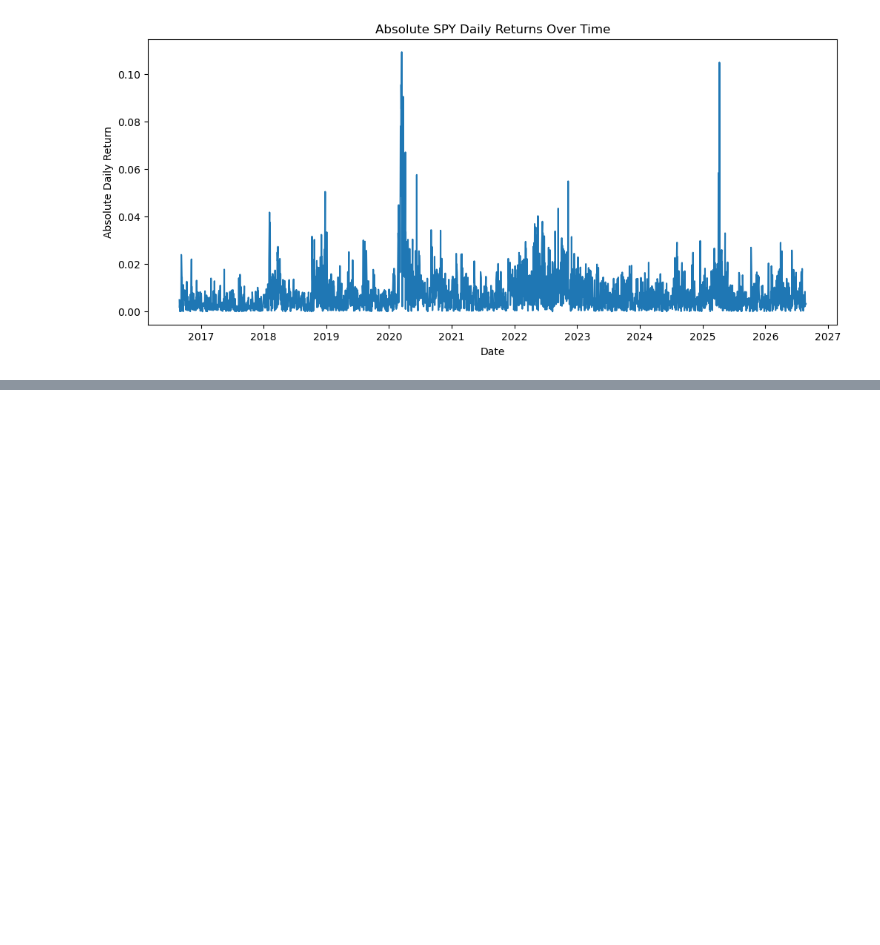
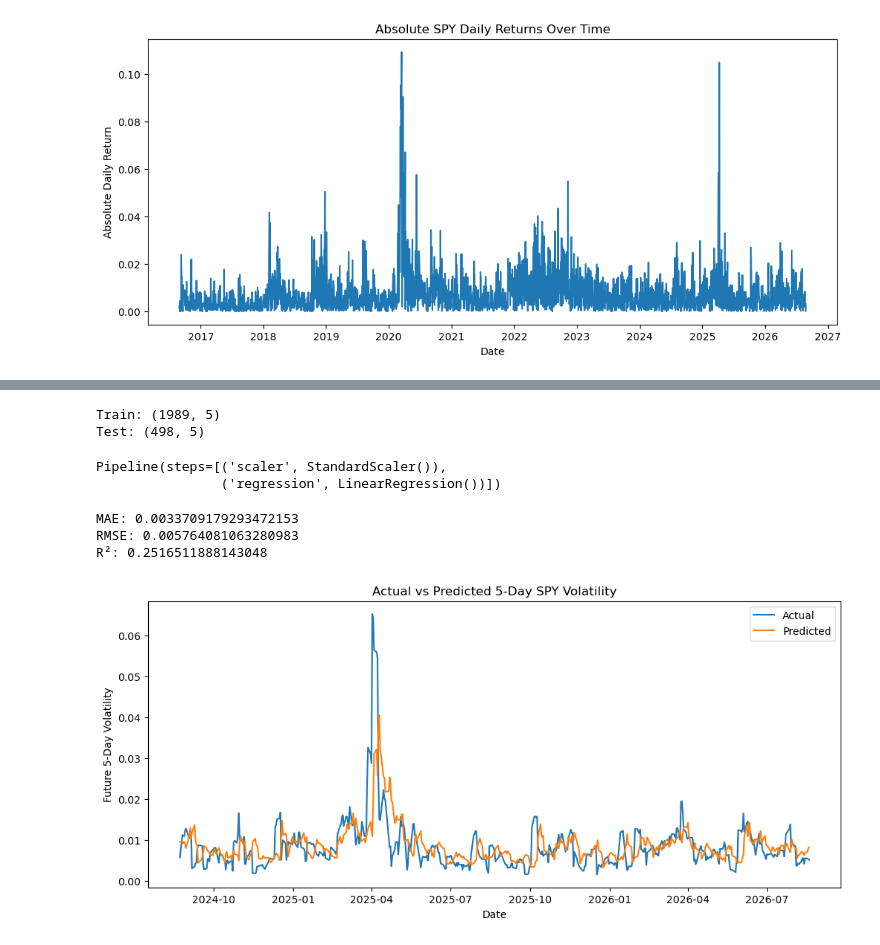
Before and after one commit to ch5510/bootcamp_chen_he, a Jupyter notebook: project/notebooks/project_pipeline.ipynb, the cells around one changed output, grey strips where cells are left out. Drawn from its saved outputs; the diff is of its cells as text; code cells hidden in the pictures; blank space fills up the shorter version.

Commit message:
Add SPY volatility forecasting model

```diff
--- a/project/notebooks/project_pipeline.ipynb
+++ b/project/notebooks/project_pipeline.ipynb
@@ -726,0 +773,6 @@ spy_features.head(25)
+# %%
+print("Train:", X_train.shape)
+print("Test:", X_test.shape)
+# %% [output]
+Train: (1989, 5)
+Test: (498, 5)
@@ -726,0 +783,23 @@ spy_features.head(25)
+# %%
+model = Pipeline([
+    (
+        "scaler",
+        StandardScaler()
+    ),
+    (
+        "regression",
+        LinearRegression()
+    )
+])
+# %%
+model.fit(
+    X_train,
+    y_train
+)
+# %% [output]
+Pipeline(steps=[('scaler', StandardScaler()),
+                ('regression', LinearRegression())])
+# %%
+y_pred = model.predict(
+    X_test
+)
@@ -726,0 +812,25 @@ spy_features.head(25)
+# %%
+mae = mean_absolute_error(
+    y_test,
+    y_pred
+)
+
+rmse = (
+    mean_squared_error(
+        y_test,
+        y_pred
+    ) ** 0.5
+)
+
+r2 = r2_score(
+    y_test,
+    y_pred
+)
+
+print("MAE:", mae)
+print("RMSE:", rmse)
+print("R²:", r2)
+# %% [output]
+MAE: 0.0033709179293472153
+RMSE: 0.005764081063280983
+R²: 0.2516511888143048
@@ -726,0 +839,26 @@ spy_features.head(25)
+# %%
+plt.figure(figsize=(12, 5))
+
+plt.plot(
+    test["date"],
+    y_test,
+    label="Actual"
+)
+
+plt.plot(
+    test["date"],
+    y_pred,
+    label="Predicted"
+)
+
+plt.title(
+    "Actual vs Predicted 5-Day SPY Volatility"
+)
+
+plt.xlabel("Date")
+plt.ylabel("Future 5-Day Volatility")
+
+plt.legend()
+plt.show()
+# %% [output]
+[figure, added]
```
Also changed, not shown: parts of 29 cells of this notebook, 4 other files.
